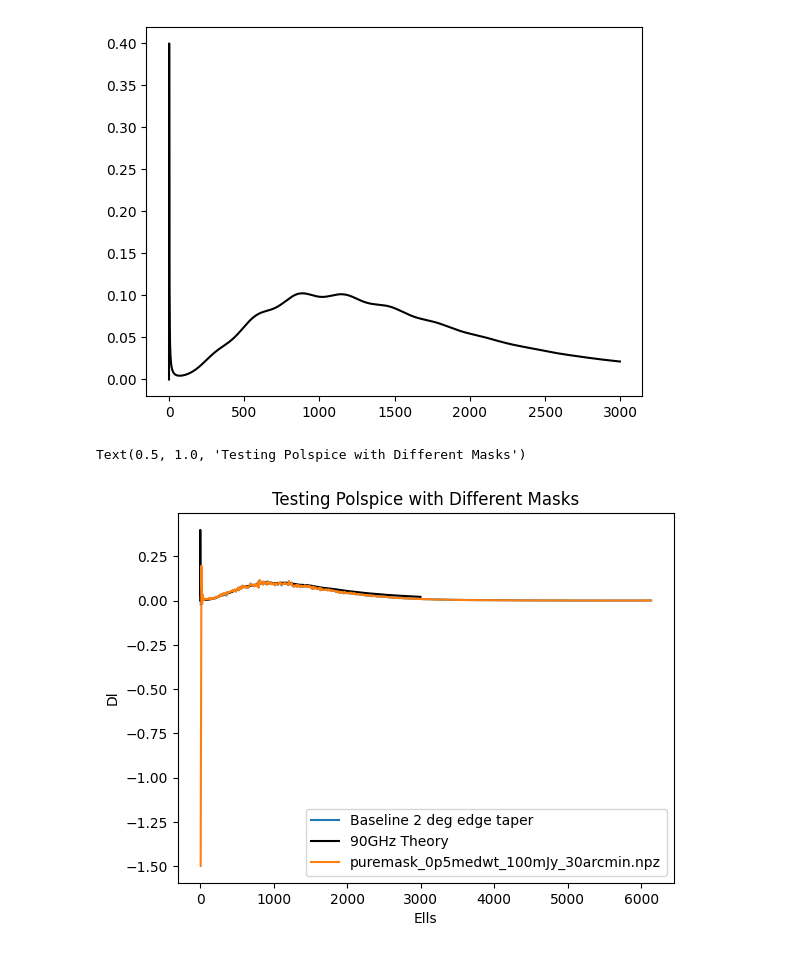
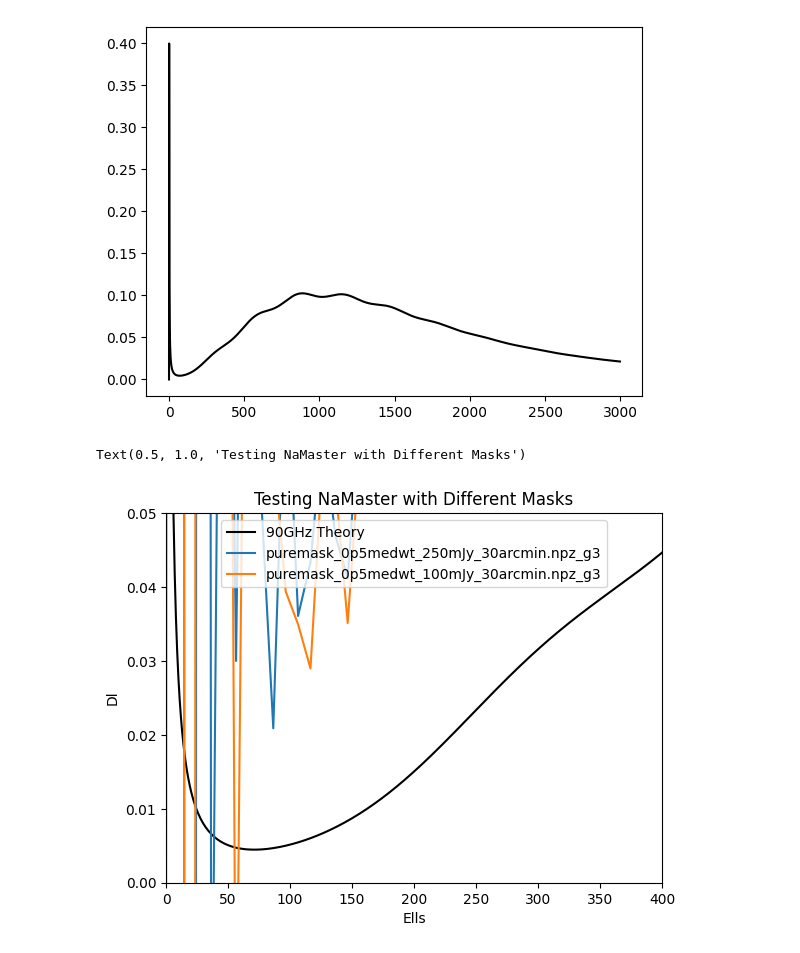
Before and after one commit to VWelke/SPT, a Jupyter notebook: Code/Map_Operation/TestNewMask.ipynb, the cells around one changed output. Drawn from its saved outputs; the diff is of its cells as text; code cells hidden in the pictures.

```diff
--- a/Code/Map_Operation/TestNewMask.ipynb
+++ b/Code/Map_Operation/TestNewMask.ipynb
@@ -159,14 +176,17 @@ plt.legend()
 # %%
 def cl_to_dl(l,cl):
     return(cl*(l*(l+1.))/(2*np.pi))
+
 ps_dir = {}
-ps_dir[mask_name] = {}
-with open('mask_test_%s.pkl'%mask_name.split('/')[-1], 'rb') as handle:
-    sf = pickle.load(handle)
-ells = sf[0]
-ps_dir[mask_name]['ells']  = sf[0]
-ps_dir[mask_name]['EE'] = cl_to_dl(ells,sf[1][0])/core.G3Units.uK**2
-ps_dir[mask_name]['BB'] = cl_to_dl(ells,sf[1][3])/core.G3Units.uK**2
+for pkl_path in glob.glob('mask_test_*.pkl'):
+    tag = pkl_path[len('mask_test_'):-len('.pkl')]
+    with open(pkl_path, 'rb') as handle:
+        sf = pickle.load(handle)
+    ells = sf[0]
+    ps_dir[tag] = {}
+    ps_dir[tag]['ells'] = ells
+    ps_dir[tag]['EE'] = cl_to_dl(ells, sf[1][0]) / core.G3Units.uK**2
+    ps_dir[tag]['BB'] = cl_to_dl(ells, sf[1][3]) / core.G3Units.uK**2
 # %%
 #get input theory curves
 with open('/home/javva/spt3g_software/simulations/scripts/cls_out_bktimes2_bk_alphatimes2_beta_1.6.pkl', 'rb') as handle:
@@ -182,30 +202,16 @@ plt.plot(old_binned[:2999],'k-',label = '%s Theory'%b)
 # %% [output]
 [<matplotlib.lines.Line2D at 0x...>]
 [figure]
-# %%
-#put it all on a plot
-def cl_to_dl(l,cl):
-    return(cl*(l*(l+1.))/(2*np.pi))
-means = []
-first_time = True
-baseline_file = '/sptgrid/user/javva/p2/High_fg_sims_namaster_90GHz_delta_ell_10_bins_puremask_0p5medwt_120arcmin/High_fg_sims_namaster_90GHz_delta_ell_10_bins_puremask_0p5medwt_120arcmin0028.pkl'
-with open(baseline_file, 'rb') as handle:
-    output4 = pickle.load(handle)
-ells_baseline = output4[0]
-dlBB_baseline = cl_to_dl(ells_baseline,output4[1][3]/core.G3Units.uK**2)
-dlEE_baseline = cl_to_dl(ells_baseline,output4[1][0]/core.G3Units.uK**2)
-
-plt.plot(ells_baseline,dlBB_baseline, label = 'Baseline 2 deg edge taper')
-plt.plot(old_binned[:2999],'k-',label = '%s Theory'%b)
-plt.plot(ps_dir[mask_name]['ells'],ps_dir[mask_name]['BB'], label = mask_name.split('/')[-1])
-#plt.semilogy()
-plt.ylim(0,0.05)
-plt.legend()
-plt.legend()
-plt.xlabel('Ells')
-#plt.xlim(0,400)
-plt.ylabel('Dl')
-plt.title("Testing Polspice with Different Masks")
-# %% [output]
-Text(0.5, 1.0, 'Testing Polspice with Different Masks')
-[figure, removed]
+# %%
+plt.plot(old_binned[:2999],'k-',label = '%s Theory'%b)
+for tag, ps in ps_dir.items():
+    plt.plot(ps['ells'], ps['BB'], label=tag)
+plt.ylim(0,0.05)
+plt.legend()
+plt.xlabel('Ells')
+plt.xlim(0,400)
+plt.ylabel('Dl')
+plt.title("Testing NaMaster with Different Masks")
+# %% [output]
+Text(0.5, 1.0, 'Testing NaMaster with Different Masks')
+[figure, added]
```
Also changed, not shown: parts of 9 cells of this notebook, 3 other files.
